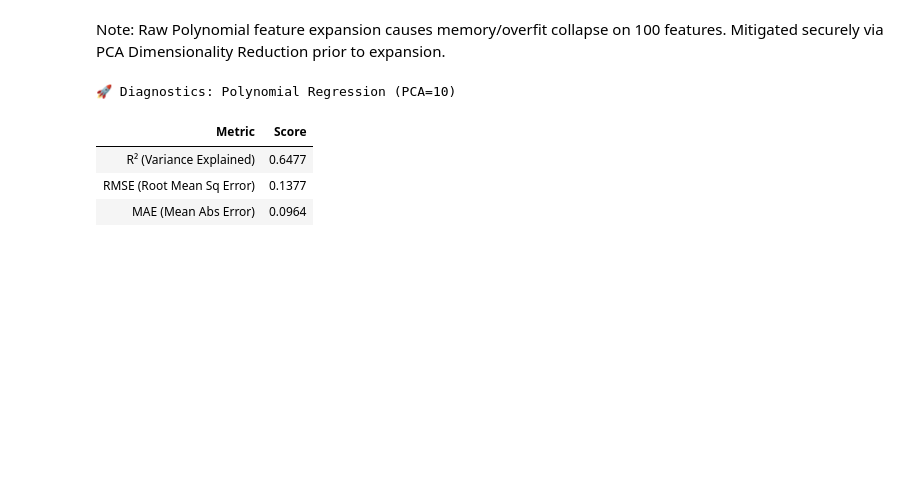
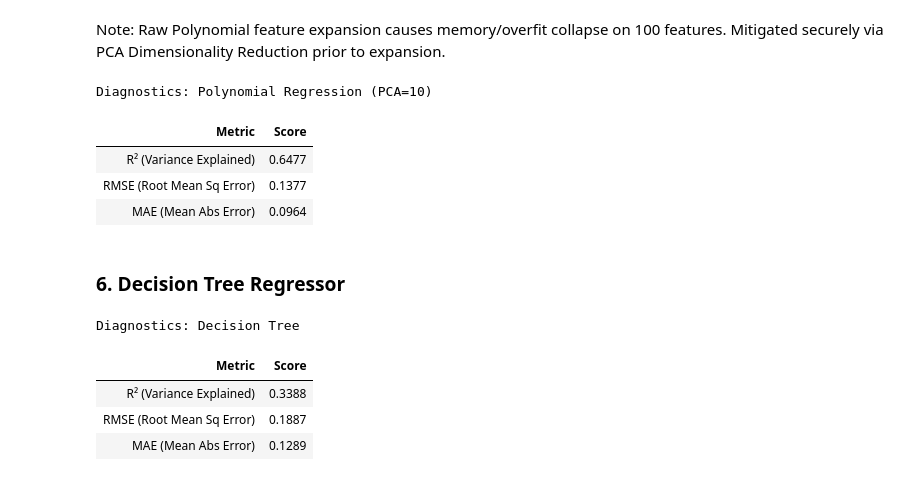
Before and after one commit to Reshma925/Vectora, a Jupyter notebook: Regression Track A/Regression.ipynb, the cells around one changed output. Saved outputs shown, nothing was run; the diff lists cells and outputs as text; code cells hidden in the pictures; blank space fills up the shorter version.

Commit message:
Added Decision Tree, Random Forest, Gradient Boosting, SVR and KNN regressors

```diff
--- a/Regression Track A/Regression.ipynb
+++ b/Regression Track A/Regression.ipynb
@@ -400,7 +400,7 @@ def eval_model(name, model, X_tr, X_te, y_tr, y_te):
     metrics_df = pd.DataFrame({'Metric': ['R² (Variance Explained)', 'RMSE (Root Mean Sq Error)', 'MAE (Mean Abs Error)'], 'Score': [r2, rmse, mae]})
 
     cm = sns.light_palette("seagreen", as_cmap=True)
-    display(metrics_df.style.set_caption(f"🚀 Diagnostics: {name}").background_gradient(cmap=cm, subset=['Score']).format({"Score": "{:.4f}"}).hide(axis="index"))
+    display(metrics_df.style.set_caption(f"Diagnostics: {name}").background_gradient(cmap=cm, subset=['Score']).format({"Score": "{:.4f}"}).hide(axis="index"))
     return model
 # %% [markdown]
 ### 0. DummyRegressor (Baseline)
@@ -480,8 +480,18 @@ poly_pipe = Pipeline([
 ])
 poly = eval_model("Polynomial Regression (PCA=10)", poly_pipe, X_train_scaled, X_test_scaled, y_train, y_test)
 # %% [output]
-🚀 Diagnostics: Polynomial Regression (PCA=10)
+Diagnostics: Polynomial Regression (PCA=10)
 | Metric | Score |
 | R² (Variance Explained) | 0.6477 |
 | RMSE (Root Mean Sq Error) | 0.1377 |
 | MAE (Mean Abs Error) | 0.0964 |
+# %% [markdown]
+### 6. Decision Tree Regressor
+# %%
+dt = eval_model("Decision Tree", DecisionTreeRegressor(random_state=42), X_train, X_test, y_train, y_test)
+# %% [output]
+Diagnostics: Decision Tree
+| Metric | Score |
+| R² (Variance Explained) | 0.3388 |
+| RMSE (Root Mean Sq Error) | 0.1887 |
+| MAE (Mean Abs Error) | 0.1289 |
```
Also changed, not shown: parts of 13 cells of this notebook.
